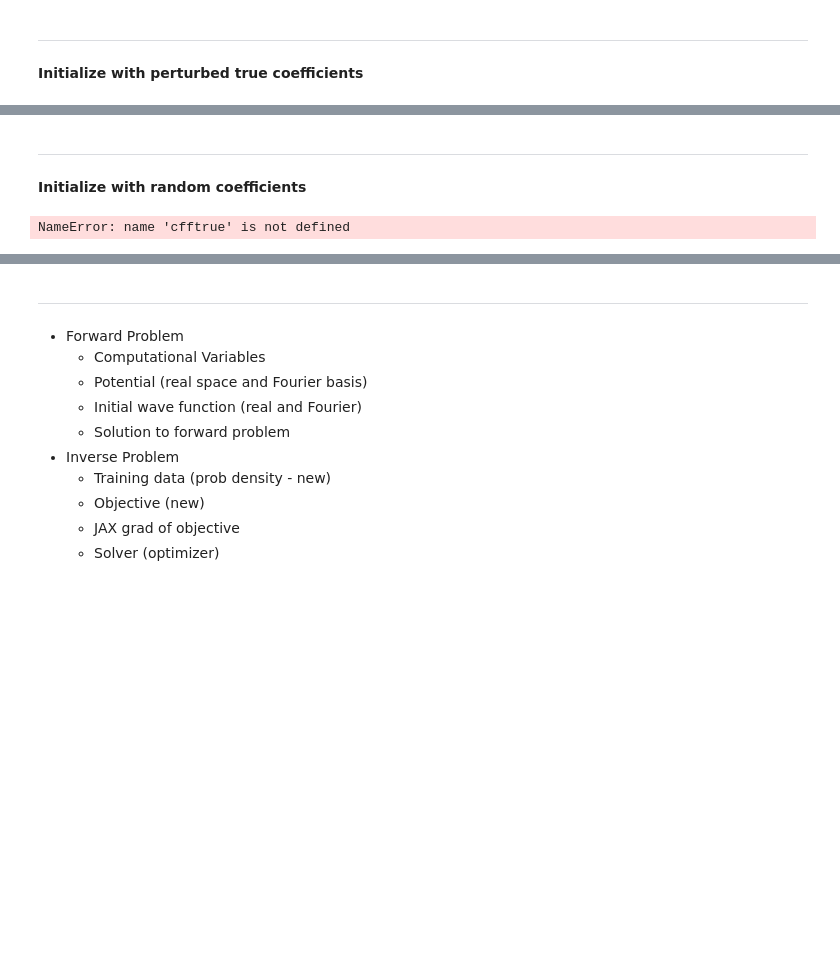
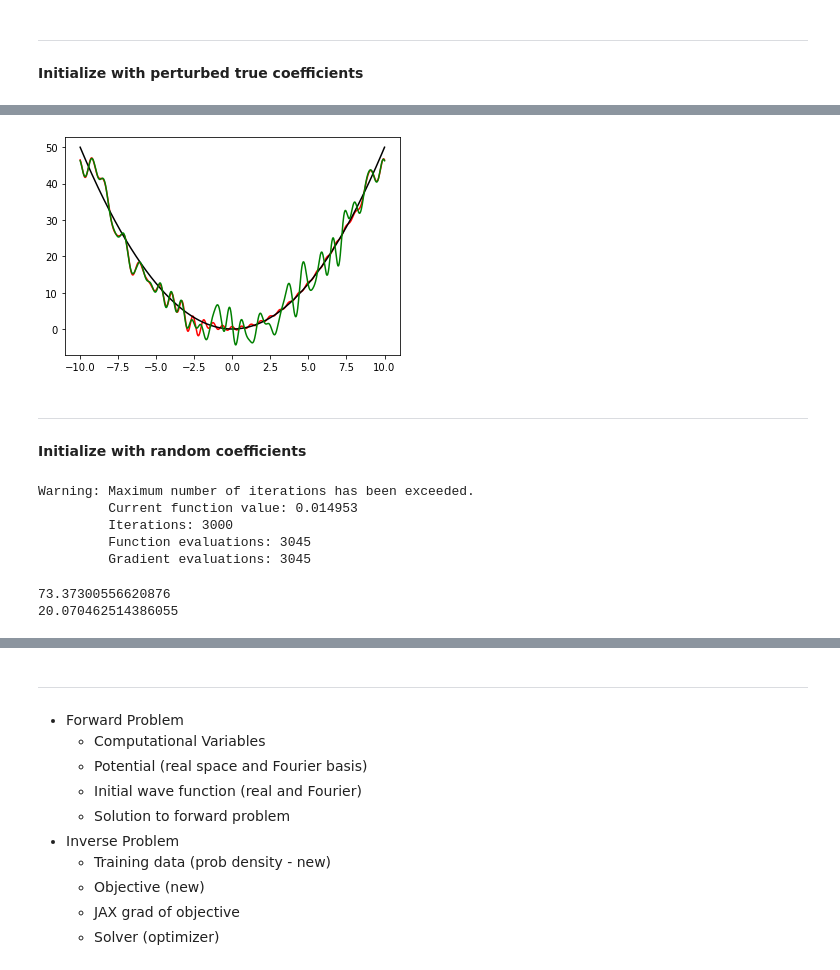
Before and after one commit to kbcollins/tdse, a Jupyter notebook: tdse-prob-density/tdse-prob-density-kbc.ipynb, the cells around one changed output, grey strips where cells are left out. Cells and saved outputs as stored; diff of their text form; code cells hidden in the pictures; blank space fills up the shorter version.

```diff
--- a/tdse-prob-density/tdse-prob-density-kbc.ipynb
+++ b/tdse-prob-density/tdse-prob-density-kbc.ipynb
@@ -507,10 +501,30 @@ plt.show()
+# %%
+vfour = np.sqrt(2*L)*np.concatenate([np.conjugate(np.flipud(cmprslttrubgrad[1:(numfour+1)])), cmprslttrubgrad[:(numfour+1)]])
+vrecon = vfour @ fourtox
+
+vicfour = np.sqrt(2*L)*np.concatenate([np.conjugate(np.flipud(cmpcfftrub[1:(numfour+1)])), cmpcfftrub[:(numfour+1)]])
+vic = vicfour @ fourtox
+
+plt.plot(xvec, jnp.real(vrecon), color='red')
+plt.plot(xvec, vxvec, color='black')
+plt.plot(xvec, jnp.real(vic), color='green')
+plt.show()
+# %% [output]
+[figure, added]
 # %% [markdown]
 ---
 **Initialize with random coefficients**
 # %%
 seed = 1234  # set to None for random initialization
-cffform = np.random.default_rng(seed).uniform(low=-5.0, high=5.0, size=cfftrue.shape)
+thetarnd = np.random.default_rng(seed).uniform(low=-5.0, high=5.0, size=vfourtoepcat.shape)
+# thetarnd = 0.001 * np.random.default_rng(seed).normal(size=vfourtoepcat.shape)
+
+thetarnd = jnp.array(thetarnd)
-# %% [output]
-NameError: name 'cfftrue' is not defined
 # %%
-resform = so.minimize(jitcobjfn, cffform, jac=jaxgradcobjfn, tol=1e-15, options={'maxiter': 1000, 'disp': True, 'gtol': 1e-14}).x
+rsltrndjaxgrad = so.minimize(jitprobobj, thetarnd, jac=gradprobobj, tol=1e-12, options={'maxiter': 3000, 'disp': True, 'gtol': 1e-15}).x
+# %% [output]
+Warning: Maximum number of iterations has been exceeded.
+         Current function value: 0.014953
+         Iterations: 3000
+         Function evaluations: 3045
+         Gradient evaluations: 3045
@@ -535,0 +531,7 @@ plt.show()
+# %%
+fourvtoeplearnrnd = rsltrndjaxgrad[:2 * numfour + 1] + 1j*rsltrndjaxgrad[2 * numfour + 1:]
+print(nl.norm(fourvtoeplearnrnd - fourvtoeptrue))
+print(np.max(np.abs(fourvtoeplearnrnd - fourvtoeptrue)))
+# %% [output]
+73.37300556620876
+20.070462514386055
```
Also changed, not shown: parts of 22 cells of this notebook, 1 other file.
